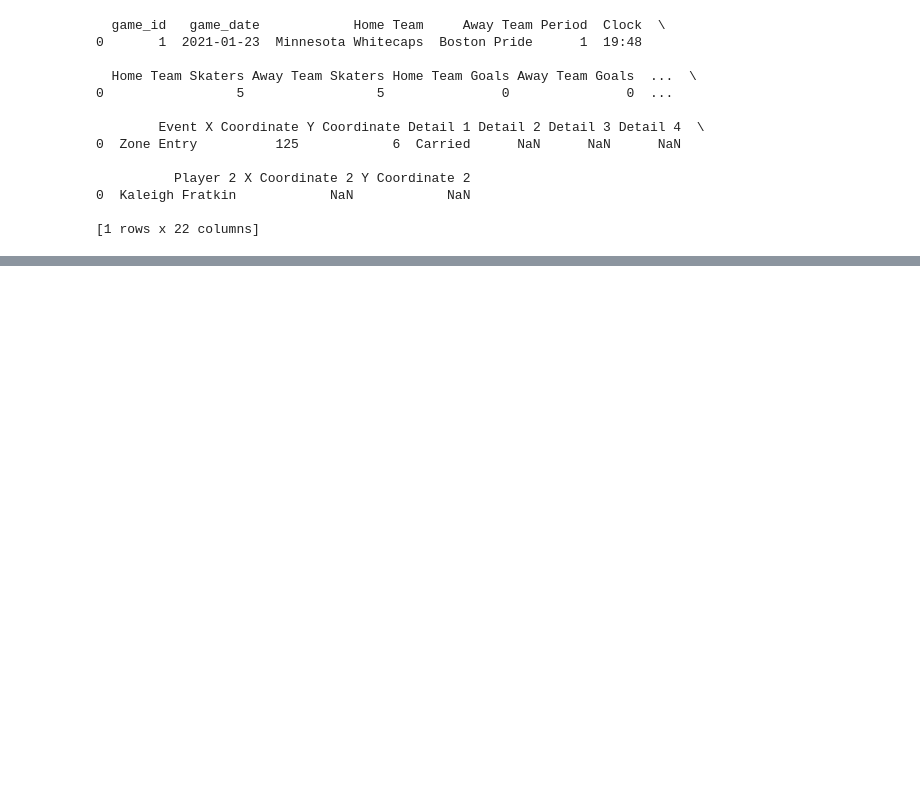
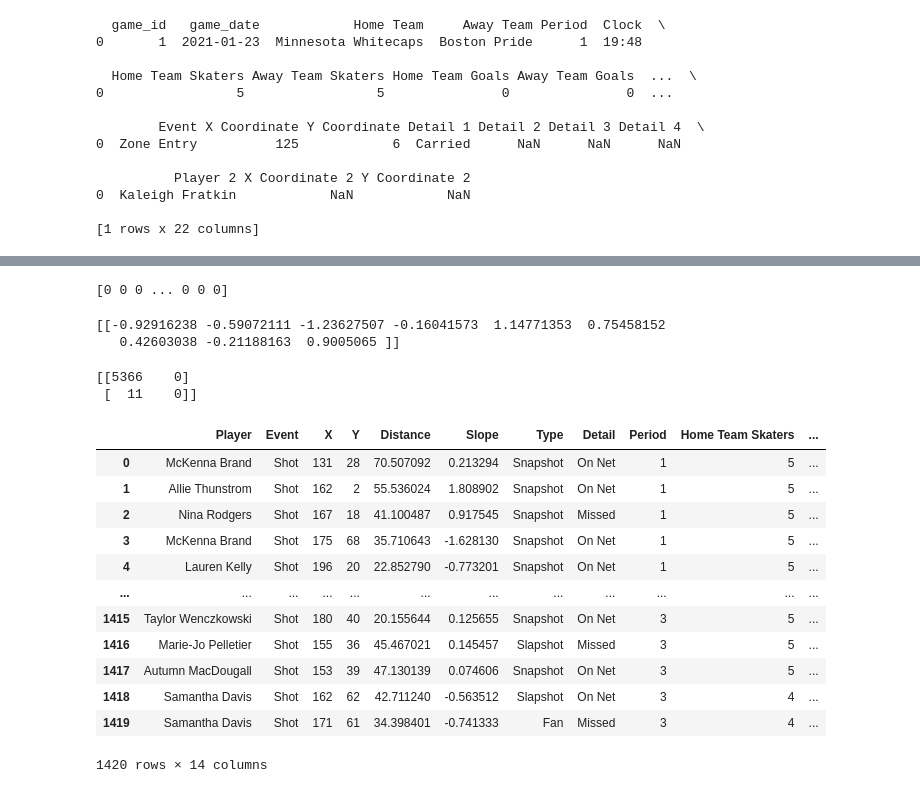
Before and after one commit to AlvinLok/Team_White_MMA_Datathon_2022, a Jupyter notebook: alvin/draft.ipynb, the cells around one changed output, grey strips where cells are left out. Cells and saved outputs as stored; diff of their text form; code cells hidden in the pictures; blank space fills up the shorter version.

Commit message:
Logistic regression update

```diff
--- a/alvin/draft.ipynb
+++ b/alvin/draft.ipynb
@@ -262,0 +523,22 @@ print(event_before_goal_df)
+# %%
+x_train, x_test, y_train, y_test = train_test_split(x2, y2, test_size = 0.2, random_state = 42)
+LR = LogisticRegression()
+LR.fit(x_train, y_train)
+
+y_prediction = LR.predict(x_test)
+print(str(y_prediction))
+y_prediction_df = pd.DataFrame(y_prediction)
+# %% [output]
+[0 0 0 ... 0 0 0]
+# %%
+print(LR.coef_)
+# %% [output]
+[[-0.92916238 -0.59072111 -1.23627507 -0.16041573  1.14771353  0.75458152
+   0.42603038 -0.21188163  0.9005065 ]]
+# %%
+
+confusion_matrix = confusion_matrix(y_test, y_prediction)
+print(confusion_matrix)
+# %% [output]
+[[5366    0]
+ [  11    0]]
@@ -262,0 +550,19 @@ print(event_before_goal_df)
+# %%
+expected_goals_df = pd.read_csv('./Expected_Goal_Percentage.csv')
+expected_goals_df = expected_goals_df.drop(expected_goals_df.columns[0], axis=1)
+# %%
+expected_goals_df
+# %% [output]
+|  | Player | Event | X | Y | Distance | Slope | Type | Detail | Period | Home Team Skaters | ... |
+| 0 | McKenna Brand | Shot | 131 | 28 | 70.507092 | 0.213294 | Snapshot | On Net | 1 | 5 | ... |
+| 1 | Allie Thunstrom | Shot | 162 | 2 | 55.536024 | 1.808902 | Snapshot | On Net | 1 | 5 | ... |
+| 2 | Nina Rodgers | Shot | 167 | 18 | 41.100487 | 0.917545 | Snapshot | Missed | 1 | 5 | ... |
+| 3 | McKenna Brand | Shot | 175 | 68 | 35.710643 | -1.628130 | Snapshot | On Net | 1 | 5 | ... |
+| 4 | Lauren Kelly | Shot | 196 | 20 | 22.852790 | -0.773201 | Snapshot | On Net | 1 | 5 | ... |
+| ... | ... | ... | ... | ... | ... | ... | ... | ... | ... | ... | ... |
+| 1415 | Taylor Wenczkowski | Shot | 180 | 40 | 20.155644 | 0.125655 | Snapshot | On Net | 3 | 5 | ... |
+| 1416 | Marie-Jo Pelletier | Shot | 155 | 36 | 45.467021 | 0.145457 | Slapshot | Missed | 3 | 5 | ... |
+| 1417 | Autumn MacDougall | Shot | 153 | 39 | 47.130139 | 0.074606 | Snapshot | On Net | 3 | 5 | ... |
+| 1418 | Samantha Davis | Shot | 162 | 62 | 42.711240 | -0.563512 | Slapshot | On Net | 3 | 4 | ... |
+| 1419 | Samantha Davis | Shot | 171 | 61 | 34.398401 | -0.741333 | Fan | Missed | 3 | 4 | ... |
+1420 rows × 14 columns
```
Also changed, not shown: parts of 27 cells of this notebook, 2 other files.
